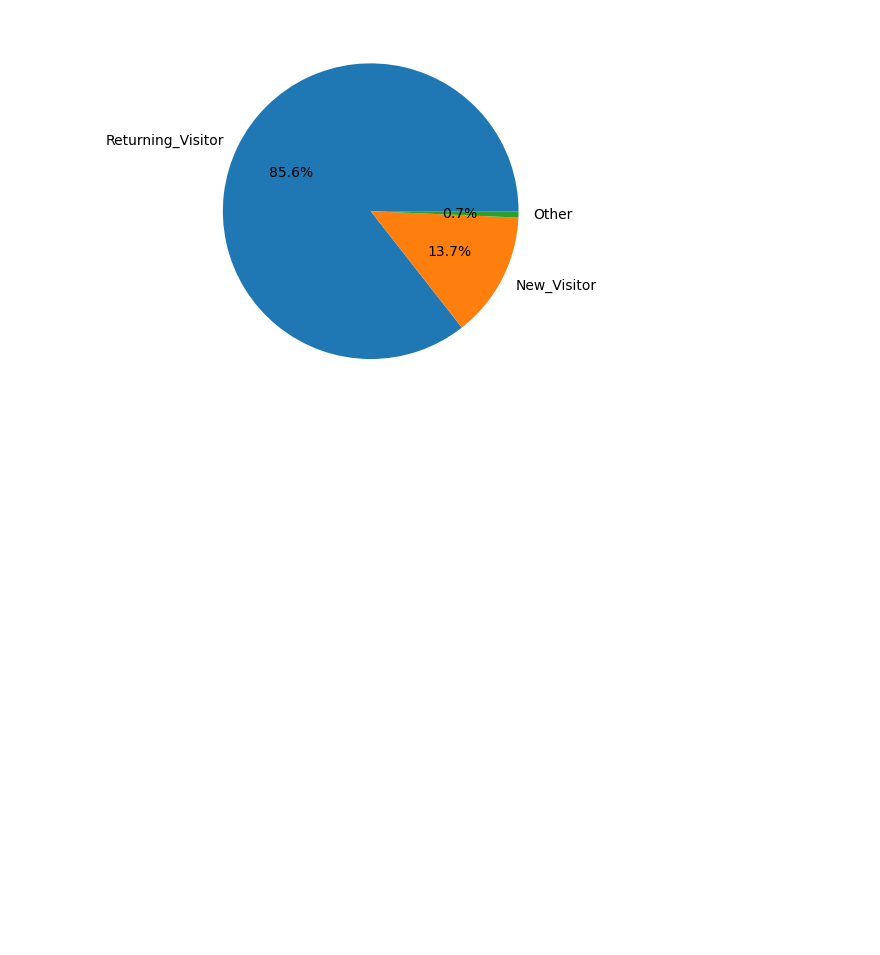
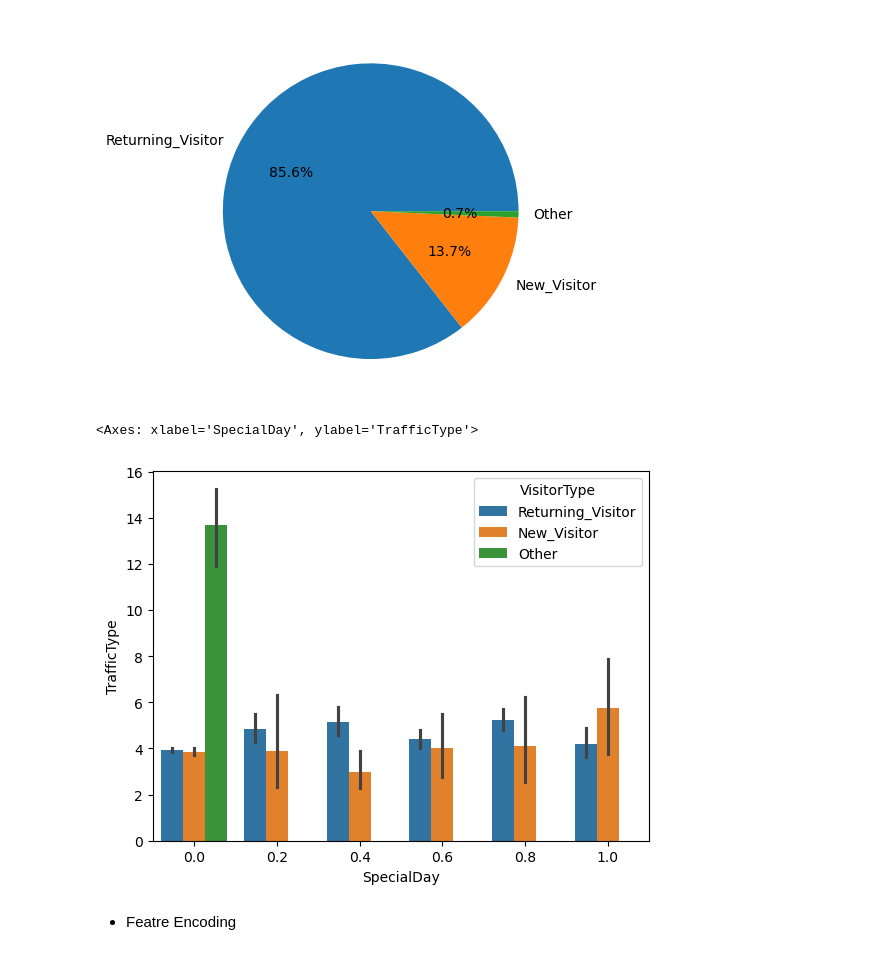
Before and after one commit to SapamPritamjit/AI_ML-PRIME-, a Jupyter notebook: PRIME_AI-ML(Q_PRACTICE)/07_MACHINE_LEARNING/01_SUPERVIDES_LEARNING/04_DECISION_TREE/shop_smart_ecommerce.ipynb, the cells around one changed output. Saved outputs shown, nothing was run; the diff lists cells and outputs as text; code cells hidden in the pictures; blank space fills up the shorter version.

```diff
--- a/PRIME_AI-ML(Q_PRACTICE)/07_MACHINE_LEARNING/01_SUPERVIDES_LEARNING/04_DECISION_TREE/shop_smart_ecommerce.ipynb
+++ b/PRIME_AI-ML(Q_PRACTICE)/07_MACHINE_LEARNING/01_SUPERVIDES_LEARNING/04_DECISION_TREE/shop_smart_ecommerce.ipynb
@@ -51,3 +54,15 @@ plt.pie(counts, labels=counts.index, autopct='%1.1f%%')
 plt.show()
 # %% [output]
 [figure]
+# %%
+sns.barplot(
+    data = df,
+    x = "SpecialDay",
+    y = "TrafficType",
+    hue ="VisitorType"
+)
+# %% [output]
+<Axes: xlabel='SpecialDay', ylabel='TrafficType'>
+[figure, added]
+# %% [markdown]
+* Featre Encoding
```
Also changed, not shown: parts of 23 cells of this notebook, 1 other file.
